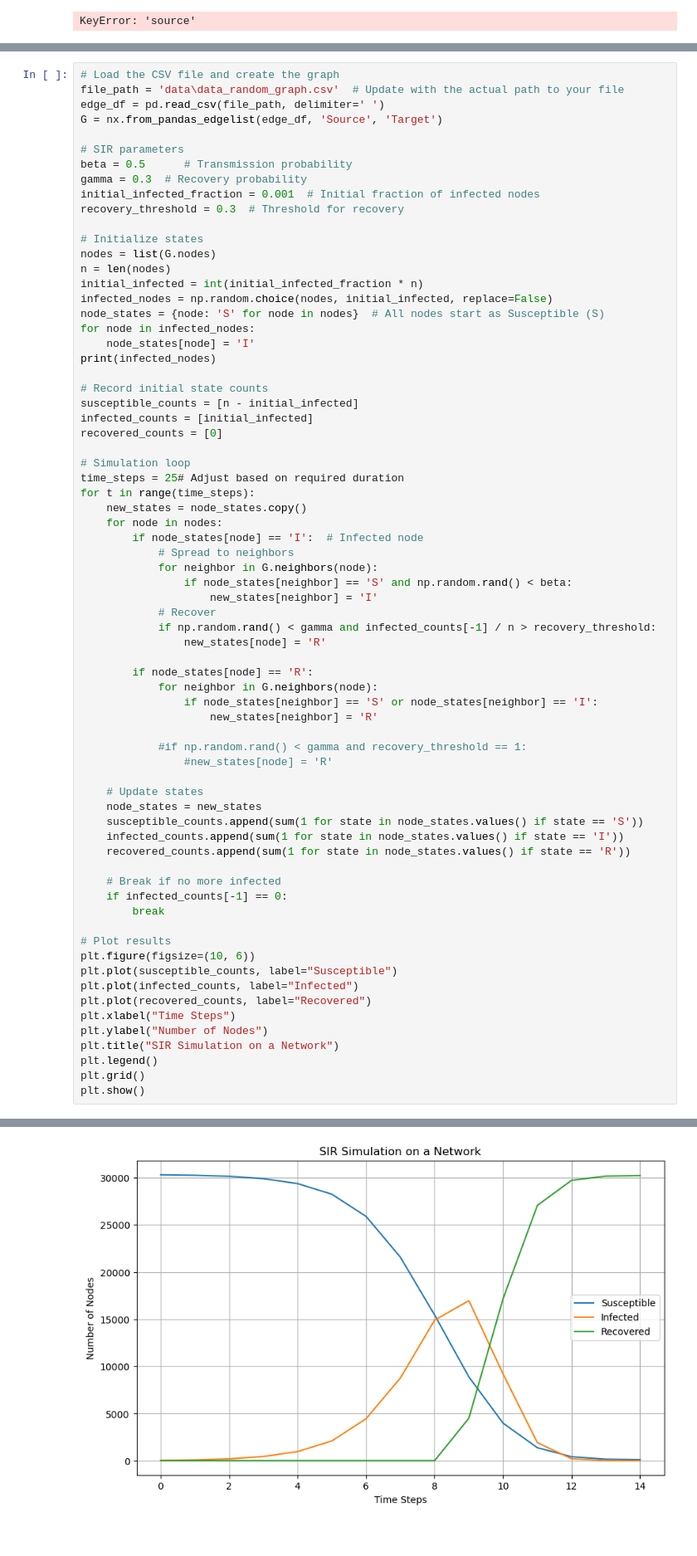
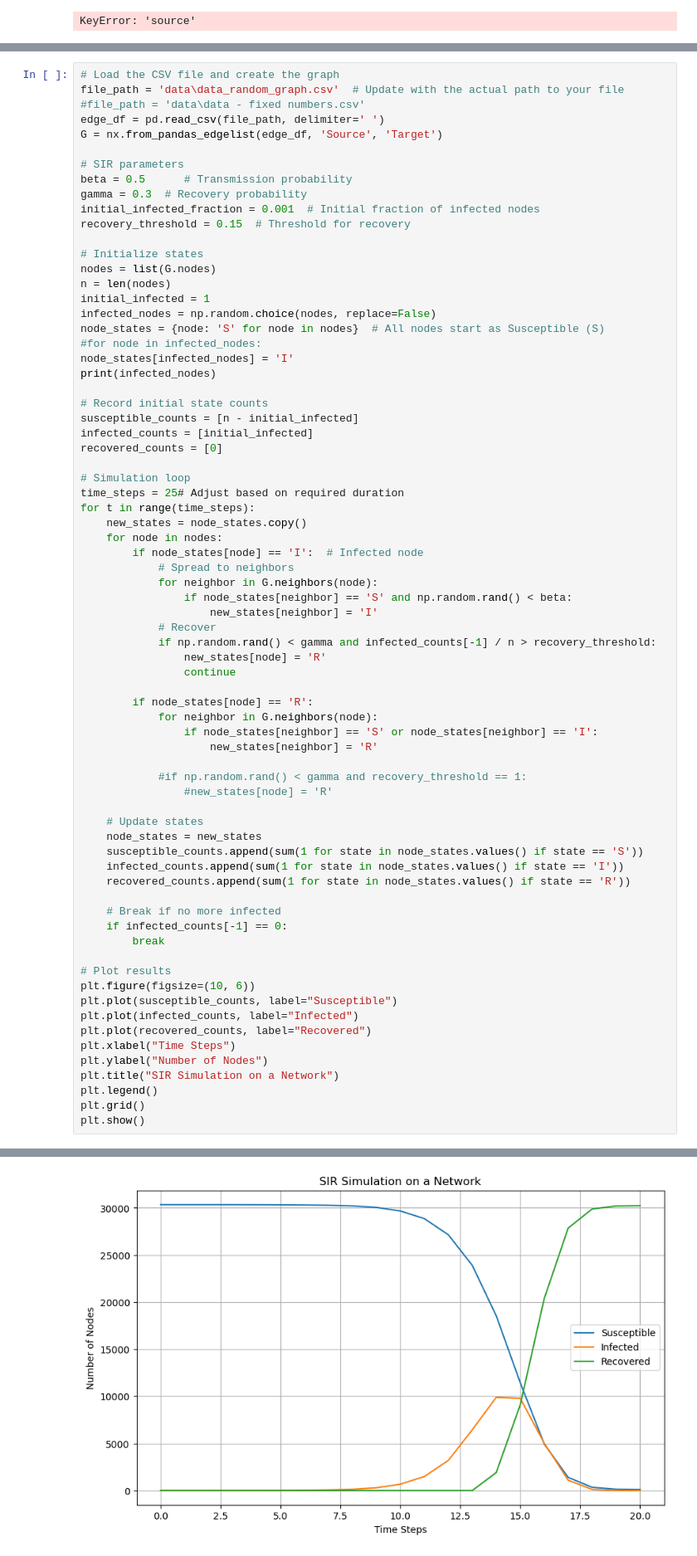
Before and after one commit to kfkfkflmej/NA_EU_emails_2024, a Jupyter notebook: SIR.ipynb, the cells around one changed output, grey strips where cells are left out. Shown at 83% size. Saved outputs shown, nothing was run; the diff lists cells and outputs as text.

```diff
--- a/SIR.ipynb
+++ b/SIR.ipynb
@@ -217,6 +219,7 @@ plt.show()
 # %%
 # Load the CSV file and create the graph
 file_path = 'data\data_random_graph.csv'  # Update with the actual path to your file
+#file_path = 'data\data - fixed numbers.csv'
 edge_df = pd.read_csv(file_path, delimiter=' ')
 G = nx.from_pandas_edgelist(edge_df, 'Source', 'Target')
 
@@ -224,16 +227,16 @@ G = nx.from_pandas_edgelist(edge_df, 'Source', 'Target')
 beta = 0.5      # Transmission probability
 gamma = 0.3  # Recovery probability
 initial_infected_fraction = 0.001  # Initial fraction of infected nodes
-recovery_threshold = 0.3  # Threshold for recovery
+recovery_threshold = 0.15  # Threshold for recovery
 
 # Initialize states
 nodes = list(G.nodes)
 n = len(nodes)
-initial_infected = int(initial_infected_fraction * n)
-infected_nodes = np.random.choice(nodes, initial_infected, replace=False)
+initial_infected = 1
+infected_nodes = np.random.choice(nodes, replace=False)
 node_states = {node: 'S' for node in nodes}  # All nodes start as Susceptible (S)
-for node in infected_nodes:
-    node_states[node] = 'I'
+#for node in infected_nodes:
+node_states[infected_nodes] = 'I'
 print(infected_nodes)
 
 # Record initial state counts
@@ -254,6 +257,7 @@ for t in range(time_steps):
             # Recover
             if np.random.rand() < gamma and infected_counts[-1] / n > recovery_threshold:
                 new_states[node] = 'R'
+                continue
 
         if node_states[node] == 'R':
             for neighbor in G.neighbors(node):
@@ -291 +293 @@ plt.show()
-[figure, old version]
+[figure, new version]
```
Also changed, not shown: parts of 6 cells of this notebook.
